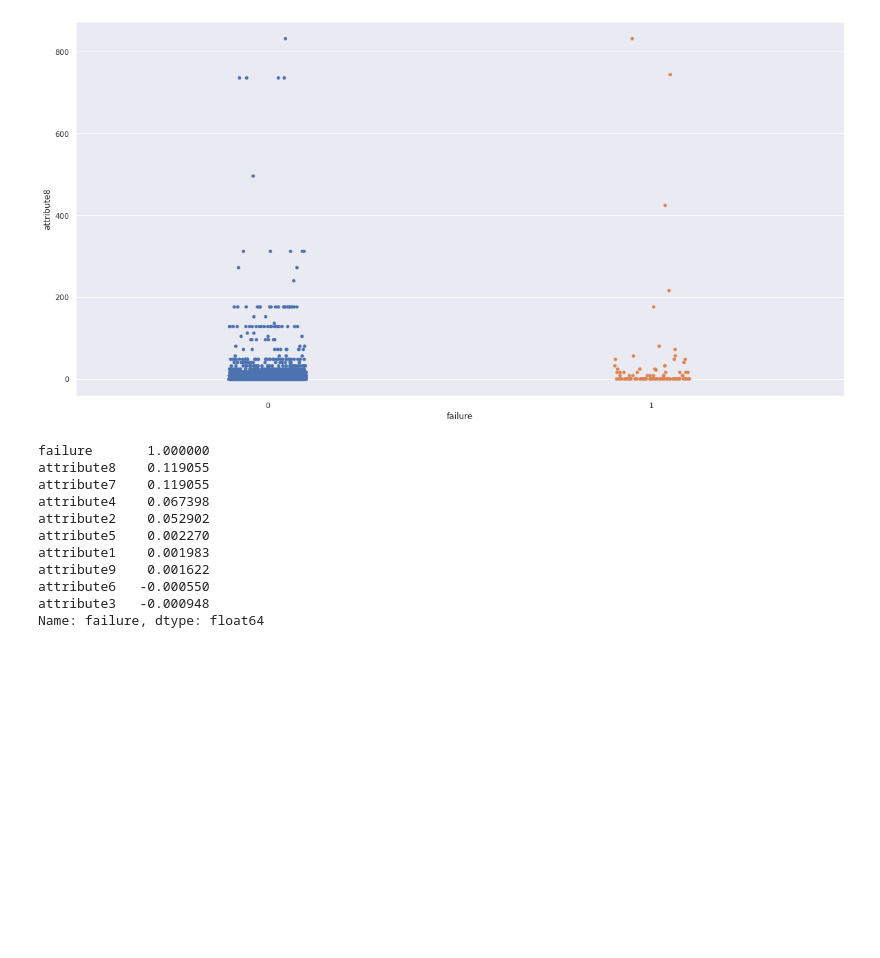
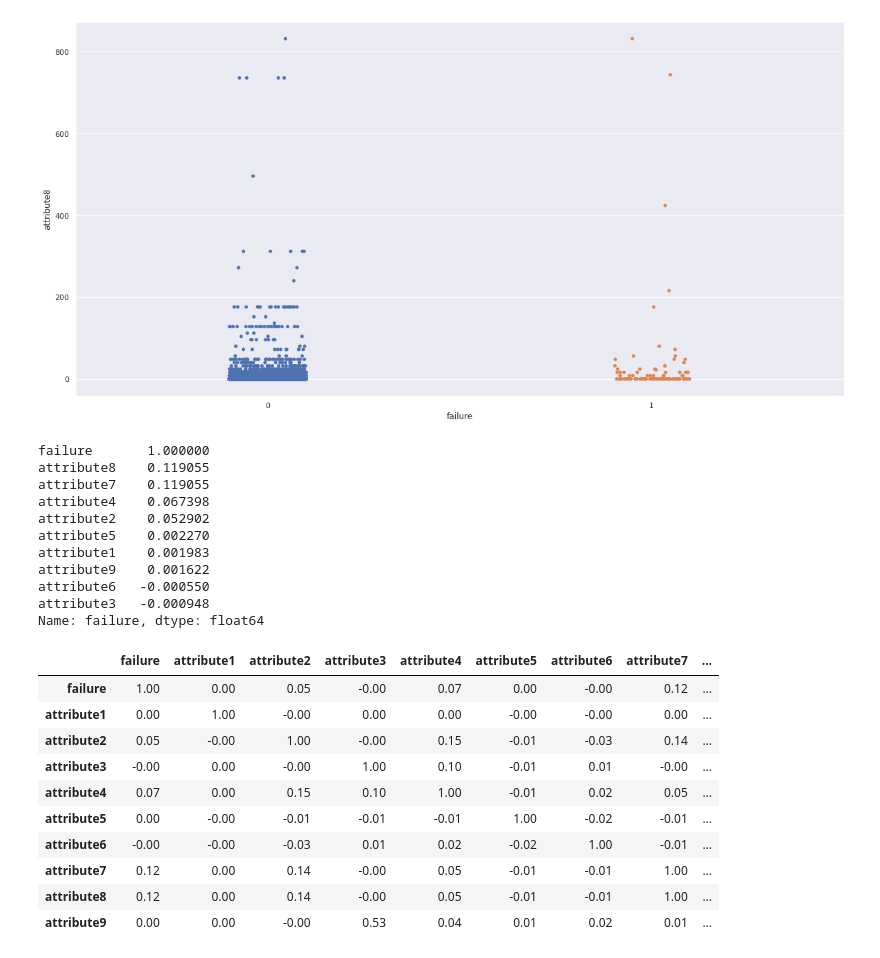
Before and after one commit to qSergio/rare_anomaly, a Jupyter notebook: anomalia/primer_acercamiento.ipynb, the cells around one changed output. Saved outputs shown, nothing was run; the diff lists cells and outputs as text; code cells hidden in the pictures; blank space fills up the shorter version.

```diff
--- a/anomalia/primer_acercamiento.ipynb
+++ b/anomalia/primer_acercamiento.ipynb
@@ -107,4 +130,18 @@ attribute9    0.001622
 attribute6   -0.000550
 attribute3   -0.000948
 Name: failure, dtype: float64
+# %%
+corr.style.background_gradient(cmap='coolwarm').set_precision(2)
+# %% [output]
+|  | failure | attribute1 | attribute2 | attribute3 | attribute4 | attribute5 | attribute6 | attribute7 | ... |
+| failure | 1.00 | 0.00 | 0.05 | -0.00 | 0.07 | 0.00 | -0.00 | 0.12 | ... |
+| attribute1 | 0.00 | 1.00 | -0.00 | 0.00 | 0.00 | -0.00 | -0.00 | 0.00 | ... |
+| attribute2 | 0.05 | -0.00 | 1.00 | -0.00 | 0.15 | -0.01 | -0.03 | 0.14 | ... |
+| attribute3 | -0.00 | 0.00 | -0.00 | 1.00 | 0.10 | -0.01 | 0.01 | -0.00 | ... |
+| attribute4 | 0.07 | 0.00 | 0.15 | 0.10 | 1.00 | -0.01 | 0.02 | 0.05 | ... |
+| attribute5 | 0.00 | -0.00 | -0.01 | -0.01 | -0.01 | 1.00 | -0.02 | -0.01 | ... |
+| attribute6 | -0.00 | -0.00 | -0.03 | 0.01 | 0.02 | -0.02 | 1.00 | -0.01 | ... |
+| attribute7 | 0.12 | 0.00 | 0.14 | -0.00 | 0.05 | -0.01 | -0.01 | 1.00 | ... |
+| attribute8 | 0.12 | 0.00 | 0.14 | -0.00 | 0.05 | -0.01 | -0.01 | 1.00 | ... |
+| attribute9 | 0.00 | 0.00 | -0.00 | 0.53 | 0.04 | 0.01 | 0.02 | 0.01 | ... |
 # %%
```
Also changed, not shown: parts of 9 cells of this notebook.
